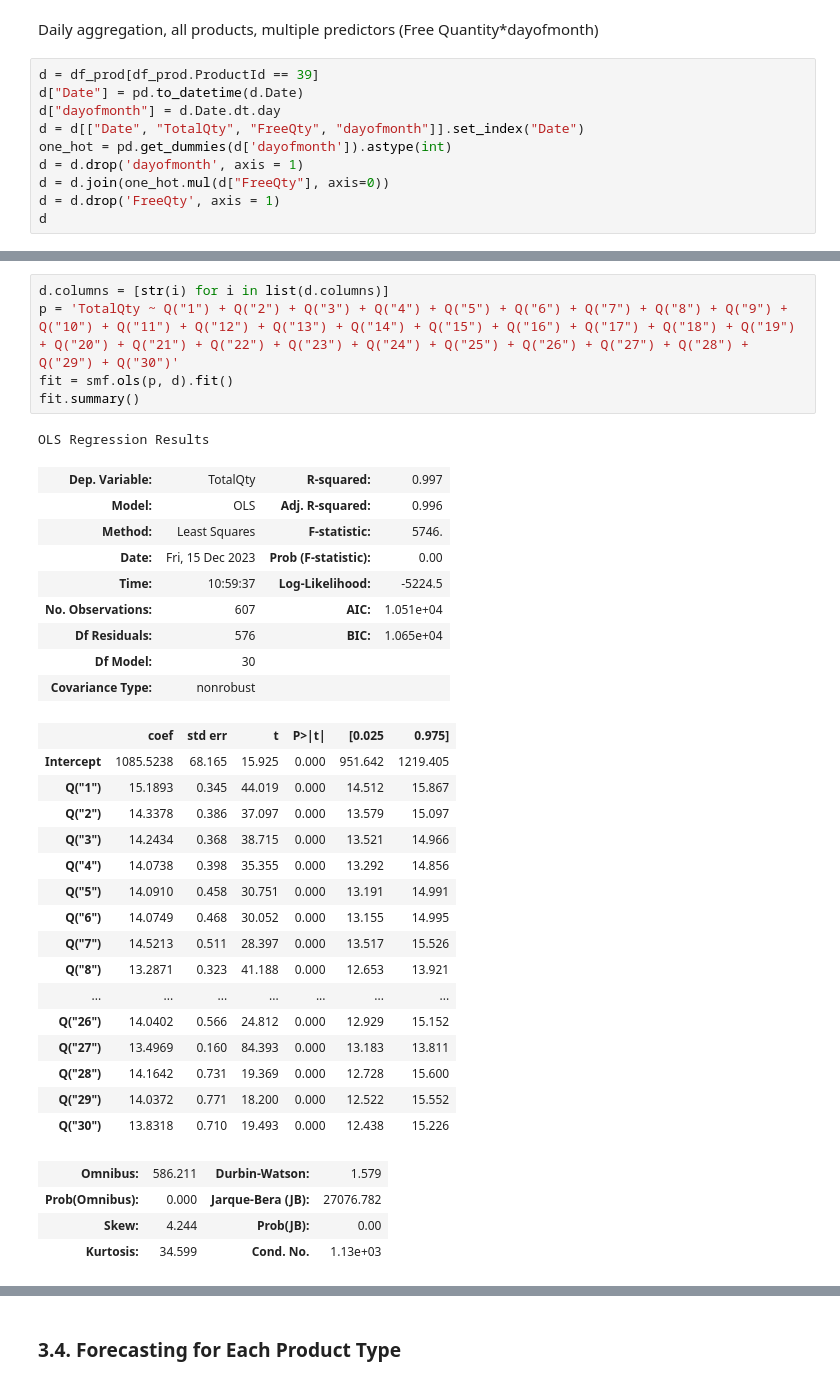
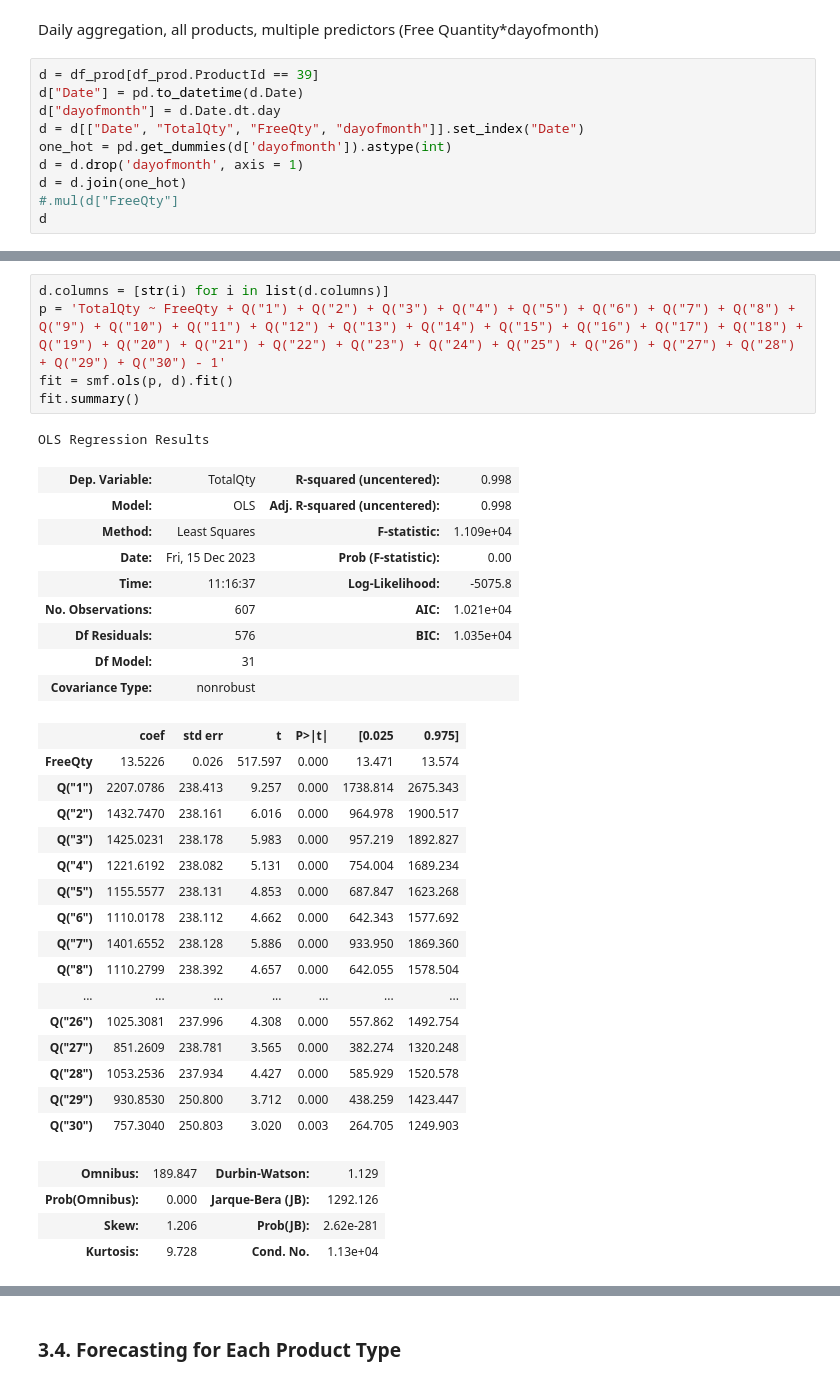
Before and after one commit to ayigitdogan/PharmaProject, a Jupyter notebook: IE492 - Pharma Project.ipynb, the cells around one changed output, grey strips where cells are left out. Drawn from its saved outputs; the diff is of its cells as text.

```diff
--- a/IE492 - Pharma Project.ipynb
+++ b/IE492 - Pharma Project.ipynb
@@ -264,8 +264,8 @@ d["dayofmonth"] = d.Date.dt.day
 d = d[["Date", "TotalQty", "FreeQty", "dayofmonth"]].set_index("Date")
 one_hot = pd.get_dummies(d['dayofmonth']).astype(int)
 d = d.drop('dayofmonth', axis = 1)
-d = d.join(one_hot.mul(d["FreeQty"], axis=0))
-d = d.drop('FreeQty', axis = 1)
+d = d.join(one_hot)
+#.mul(d["FreeQty"]
 d
 # %% [output]
 A value is trying to be set on a copy of a slice from a DataFrame.
@@ -295,37 +295,37 @@ See the caveats in the documentation: https://pandas.pydata.org/pandas-docs/stab
 # %%
 d.columns = [str(i) for i in list(d.columns)]
-p = 'TotalQty ~ Q("1") + Q("2") + Q("3") + Q("4") + Q("5") + Q("6") + Q("7") + Q("8") + Q("9") + Q("10") + Q("11") + Q("12") + Q("13") + Q("14") + Q("15") + Q("16") + Q("17") + Q("18") + Q("19") + Q("20") + Q("21") + Q("22") + Q("23") + Q("24") + Q("25") + Q("26") + Q("27") + Q("28") + Q("29") + Q("30")'
+p = 'TotalQty ~ FreeQty + Q("1") + Q("2") + Q("3") + Q("4") + Q("5") + Q("6") + Q("7") + Q("8") + Q("9") + Q("10") + Q("11") + Q("12") + Q("13") + Q("14") + Q("15") + Q("16") + Q("17") + Q("18") + Q("19") + Q("20") + Q("21") + Q("22") + Q("23") + Q("24") + Q("25") + Q("26") + Q("27") + Q("28") + Q("29") + Q("30") - 1'
 fit = smf.ols(p, d).fit()
 fit.summary()
 # %% [output]
 OLS Regression Results
-| Dep. Variable: | TotalQty | R-squared: | 0.997 |
-| Model: | OLS | Adj. R-squared: | 0.996 |
-| Method: | Least Squares | F-statistic: | 5746. |
+| Dep. Variable: | TotalQty | R-squared (uncentered): | 0.998 |
+| Model: | OLS | Adj. R-squared (uncentered): | 0.998 |
+| Method: | Least Squares | F-statistic: | 1.109e+04 |
 | Date: | Fri, 15 Dec 2023 | Prob (F-statistic): | 0.00 |
-| Time: | 10:59:37 | Log-Likelihood: | -5224.5 |
-| No. Observations: | 607 | AIC: | 1.051e+04 |
-| Df Residuals: | 576 | BIC: | 1.065e+04 |
-| Df Model: | 30 |  |  |
+| Time: | 11:16:37 | Log-Likelihood: | -5075.8 |
+| No. Observations: | 607 | AIC: | 1.021e+04 |
+| Df Residuals: | 576 | BIC: | 1.035e+04 |
+| Df Model: | 31 |  |  |
 | Covariance Type: | nonrobust |  |  |
 |  | coef | std err | t | P>|t| | [0.025 | 0.975] |
-| Intercept | 1085.5238 | 68.165 | 15.925 | 0.000 | 951.642 | 1219.405 |
-| Q("1") | 15.1893 | 0.345 | 44.019 | 0.000 | 14.512 | 15.867 |
-| Q("2") | 14.3378 | 0.386 | 37.097 | 0.000 | 13.579 | 15.097 |
-| Q("3") | 14.2434 | 0.368 | 38.715 | 0.000 | 13.521 | 14.966 |
-| Q("4") | 14.0738 | 0.398 | 35.355 | 0.000 | 13.292 | 14.856 |
-| Q("5") | 14.0910 | 0.458 | 30.751 | 0.000 | 13.191 | 14.991 |
-| Q("6") | 14.0749 | 0.468 | 30.052 | 0.000 | 13.155 | 14.995 |
-| Q("7") | 14.5213 | 0.511 | 28.397 | 0.000 | 13.517 | 15.526 |
-| Q("8") | 13.2871 | 0.323 | 41.188 | 0.000 | 12.653 | 13.921 |
+| FreeQty | 13.5226 | 0.026 | 517.597 | 0.000 | 13.471 | 13.574 |
+| Q("1") | 2207.0786 | 238.413 | 9.257 | 0.000 | 1738.814 | 2675.343 |
+| Q("2") | 1432.7470 | 238.161 | 6.016 | 0.000 | 964.978 | 1900.517 |
+| Q("3") | 1425.0231 | 238.178 | 5.983 | 0.000 | 957.219 | 1892.827 |
+| Q("4") | 1221.6192 | 238.082 | 5.131 | 0.000 | 754.004 | 1689.234 |
+| Q("5") | 1155.5577 | 238.131 | 4.853 | 0.000 | 687.847 | 1623.268 |
+| Q("6") | 1110.0178 | 238.112 | 4.662 | 0.000 | 642.343 | 1577.692 |
+| Q("7") | 1401.6552 | 238.128 | 5.886 | 0.000 | 933.950 | 1869.360 |
+| Q("8") | 1110.2799 | 238.392 | 4.657 | 0.000 | 642.055 | 1578.504 |
 | ... | ... | ... | ... | ... | ... | ... |
-| Q("26") | 14.0402 | 0.566 | 24.812 | 0.000 | 12.929 | 15.152 |
-| Q("27") | 13.4969 | 0.160 | 84.393 | 0.000 | 13.183 | 13.811 |
-| Q("28") | 14.1642 | 0.731 | 19.369 | 0.000 | 12.728 | 15.600 |
-| Q("29") | 14.0372 | 0.771 | 18.200 | 0.000 | 12.522 | 15.552 |
-| Q("30") | 13.8318 | 0.710 | 19.493 | 0.000 | 12.438 | 15.226 |
+| Q("26") | 1025.3081 | 237.996 | 4.308 | 0.000 | 557.862 | 1492.754 |
+| Q("27") | 851.2609 | 238.781 | 3.565 | 0.000 | 382.274 | 1320.248 |
+| Q("28") | 1053.2536 | 237.934 | 4.427 | 0.000 | 585.929 | 1520.578 |
+| Q("29") | 930.8530 | 250.800 | 3.712 | 0.000 | 438.259 | 1423.447 |
+| Q("30") | 757.3040 | 250.803 | 3.020 | 0.003 | 264.705 | 1249.903 |
-| Omnibus: | 586.211 | Durbin-Watson: | 1.579 |
-| Prob(Omnibus): | 0.000 | Jarque-Bera (JB): | 27076.782 |
-| Skew: | 4.244 | Prob(JB): | 0.00 |
-| Kurtosis: | 34.599 | Cond. No. | 1.13e+03 |
+| Omnibus: | 189.847 | Durbin-Watson: | 1.129 |
+| Prob(Omnibus): | 0.000 | Jarque-Bera (JB): | 1292.126 |
+| Skew: | 1.206 | Prob(JB): | 2.62e-281 |
+| Kurtosis: | 9.728 | Cond. No. | 1.13e+04 |
 Notes:
```
Also changed, not shown: parts of 8 cells of this notebook.
